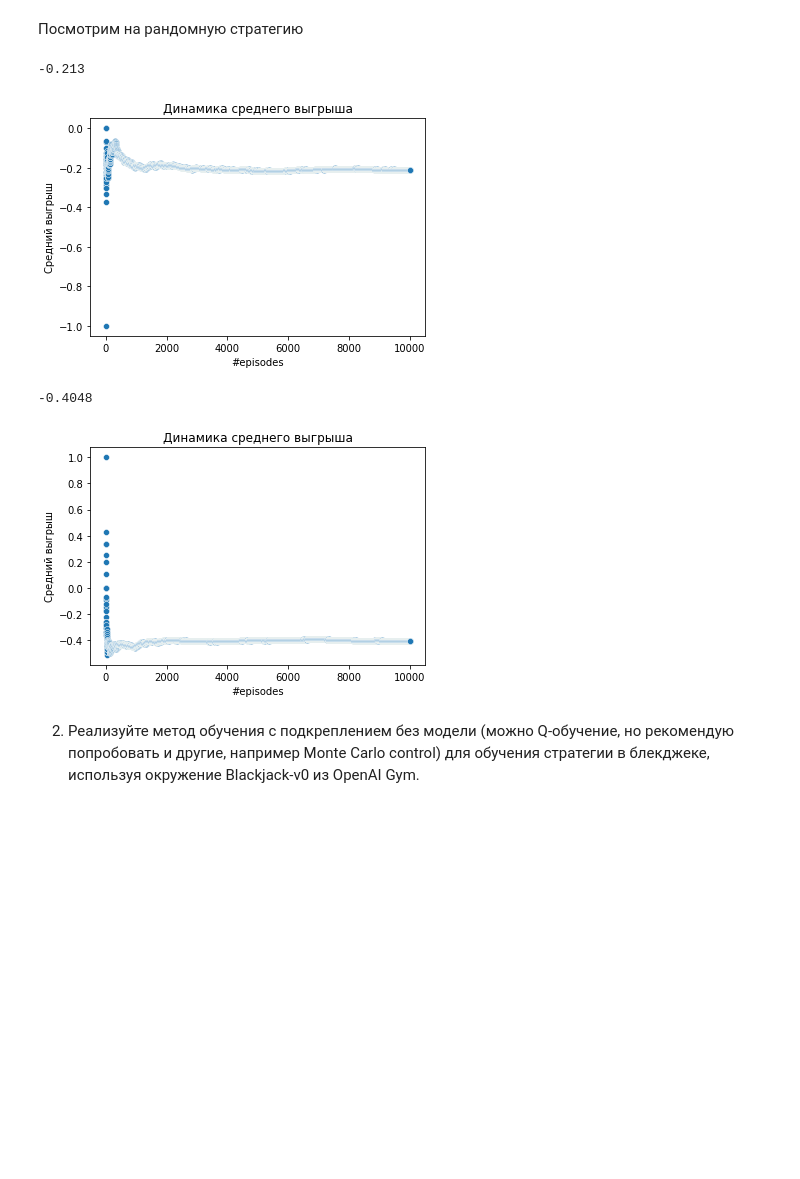
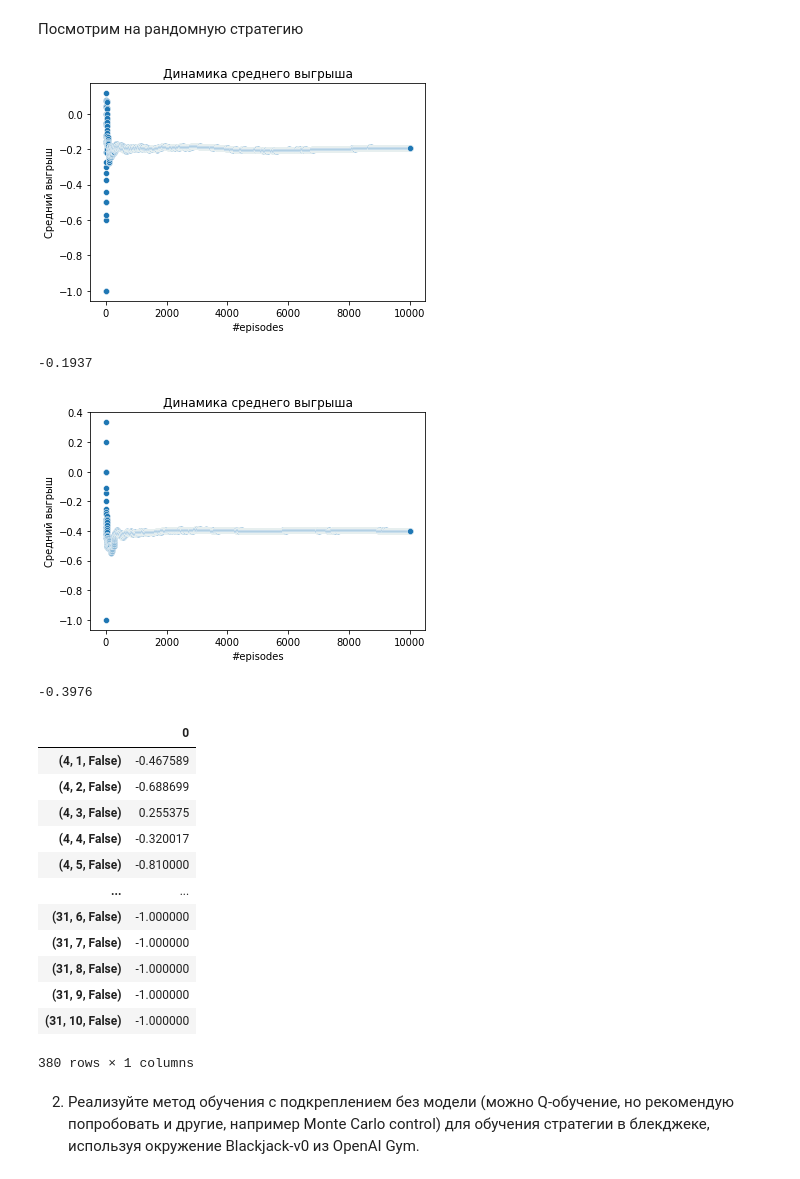
Before and after one commit to exotol/adv_rl, a Jupyter notebook: HW1/HW1_ADV_DL_Bardakov_Artem_MADE_ML_32.ipynb, the cells around one changed output. Saved outputs shown, nothing was run; the diff lists cells and outputs as text; code cells hidden in the pictures; blank space fills up the shorter version.

```diff
--- a/HW1/HW1_ADV_DL_Bardakov_Artem_MADE_ML_32.ipynb
+++ b/HW1/HW1_ADV_DL_Bardakov_Artem_MADE_ML_32.ipynb
@@ -39,23 +43,6 @@ class GameSim:
         self.strategy = strategy
         self.seed = seed or 42
         self.train_rewards = {}
-
-    def save_rewards(self, i, n):
-        self.train_rewards[i] = self.eval_reward(is_plot_mean=False)
-
-
-    def plot_rewards(self):
-        ax = sns.scatterplot(
-            range(len(self.train_rewards)),
-            self.train_rewards.values(),
-            label=type(self.strategy).__name__,
-        )
-        ax.set(
-            xlabel='Episode',
-            ylabel='Average reward'
-        )
-        plt.legend()
-        plt.show()
 
     def generate_episode(self, is_learn=True):
         state = self.env.reset()
@@ -81,7 +68,7 @@ class GameSim:
         self.env.seed(self.seed)
         self.train_rewards = {}
 
-    def fit(self, save_rewards=True, num_episodes=10_000):
+    def train(self, num_episodes=10_000):
         self.reset()
         for i in tqdm(range(num_episodes), desc="fit: "):
             states, actions, rewards = self.generate_episode(is_learn=True)
@@ -105,6 +92,7 @@ class GameSim:
                 ylabel="Средний выгрыш",
                 title="Динамика среднего выгрыша"
             )
+            plt.show()
         return total_reward / num_episodes
 # %%
 class SimpleStrategy:
@@ -128,14 +116,50 @@ class RandomStrategy:
 blackjack = GameSim(env, SimpleStrategy())
 blackjack.eval_reward()
 # %% [output]
+[figure, new version]
--0.213
+-0.1937
-[figure, old version]
 # %%
 blackjack.strategy = RandomStrategy(env)
 blackjack.eval_reward()
 # %% [output]
+[figure, new version]
--0.4048
+-0.3976
-[figure, old version]
+# %%
+def first_visit_monte_carlo(game_sim, discount_rate=0.9, num_episodes=10_000):
+    ns = defaultdict(int)
+    values = defaultdict(float)
+
+    for i in tqdm(range(num_episodes)):
+        states, _, rewards = game_sim.generate_episode(is_learn=False)
+        accum_rewards = 0.0
+        for time_step in range(len(states) - 1, -1, -1):
+            curr_reward = rewards[time_step]
+
+            accum_rewards = discount_rate * accum_rewards + curr_reward
+
+            state = states[time_step]
+            ns[state] += 1
+
+            if state not in states[:time_step]:
+                values[state] += (accum_rewards - values[state]) / ns[state]
+    return values
+# %%
+values = first_visit_monte_carlo(blackjack)
+pd.DataFrame.from_dict(values, orient='index').sort_index()
+# %% [output]
+|  | 0 |
+| (4, 1, False) | -0.467589 |
+| (4, 2, False) | -0.688699 |
+| (4, 3, False) | 0.255375 |
+| (4, 4, False) | -0.320017 |
+| (4, 5, False) | -0.810000 |
+| ... | ... |
+| (31, 6, False) | -1.000000 |
+| (31, 7, False) | -1.000000 |
+| (31, 8, False) | -1.000000 |
+| (31, 9, False) | -1.000000 |
+| (31, 10, False) | -1.000000 |
+380 rows × 1 columns
 # %% [markdown]
 2. Реализуйте метод обучения с подкреплением без модели (можно Q-обучение, но </br>рекомендую попробовать и другие, например Monte Carlo control) для обучения </br>стратегии в блекджеке, используя окружение Blackjack-v0 из OpenAI Gym.
 # %%
```
Also changed, not shown: parts of 12 cells of this notebook.
